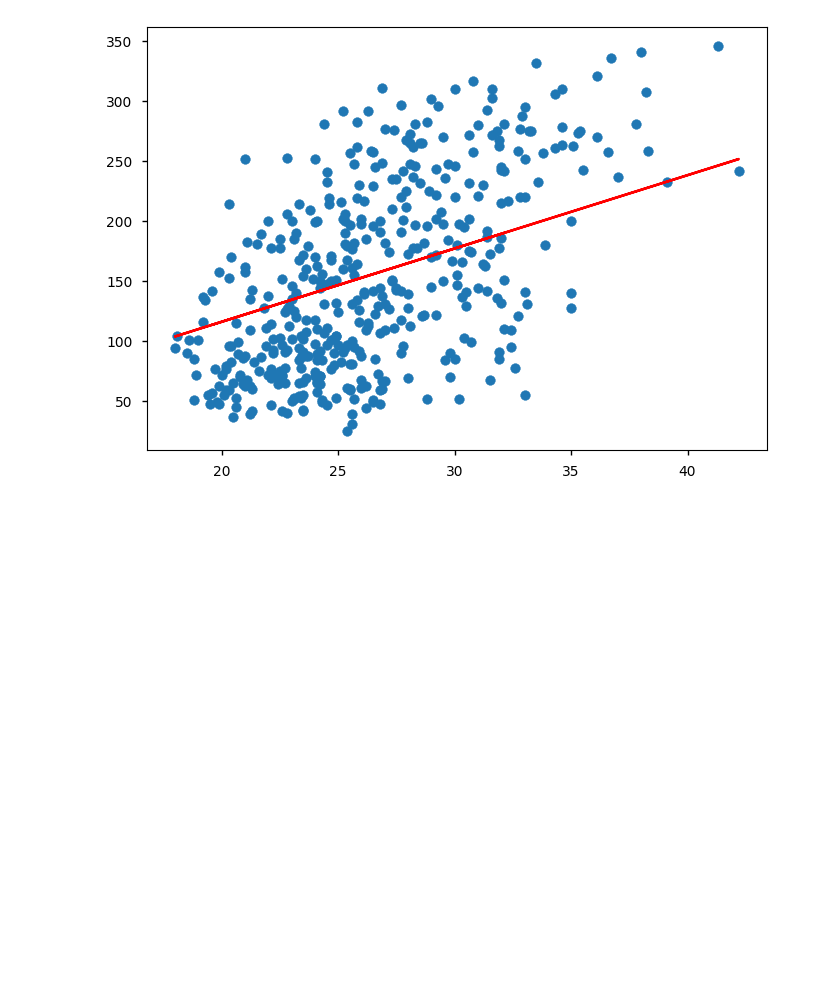
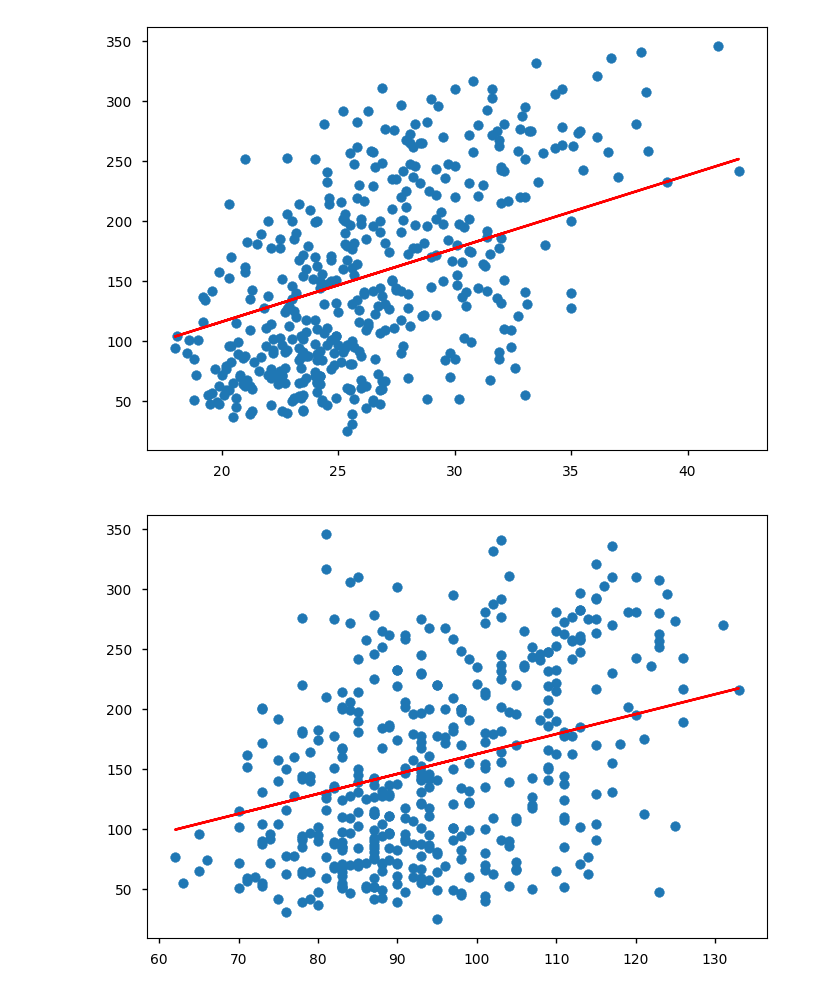
Before and after one commit to punitarani/MAT-494, a Jupyter notebook: 2.4 Maximum Likelihood Estimation.ipynb, the cells around one changed output. Cells and saved outputs as stored; diff of their text form; code cells hidden in the pictures; blank space fills up the shorter version.

```diff
--- a/2.4 Maximum Likelihood Estimation.ipynb
+++ b/2.4 Maximum Likelihood Estimation.ipynb
@@ -169,3 +169,15 @@ plt.plot(dbdf["bmi"], bmi_t_est, color="r")
 plt.show()
 # %% [output]
 [figure]
+# %%
+bp_m, bp_b = gd_lr(dbdf["bp"], db_target, 10000, 0.0001)
+bp_t_est = bp_m * dbdf["bp"] + bp_b
+# %%
+bp_fig = plt.subplots()
+
+plt.scatter(dbdf["bp"], db_target.values)
+plt.plot(dbdf["bp"], bp_t_est, color="r")
+
+plt.show()
+# %% [output]
+[figure, added]
```
Also changed, not shown: parts of 6 cells of this notebook.
